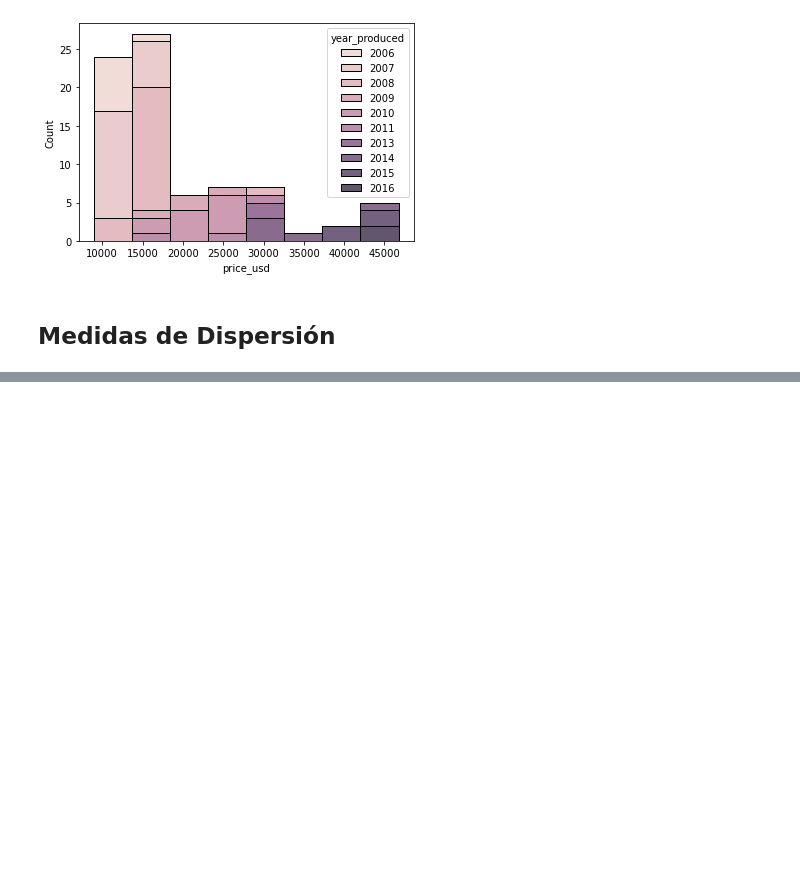
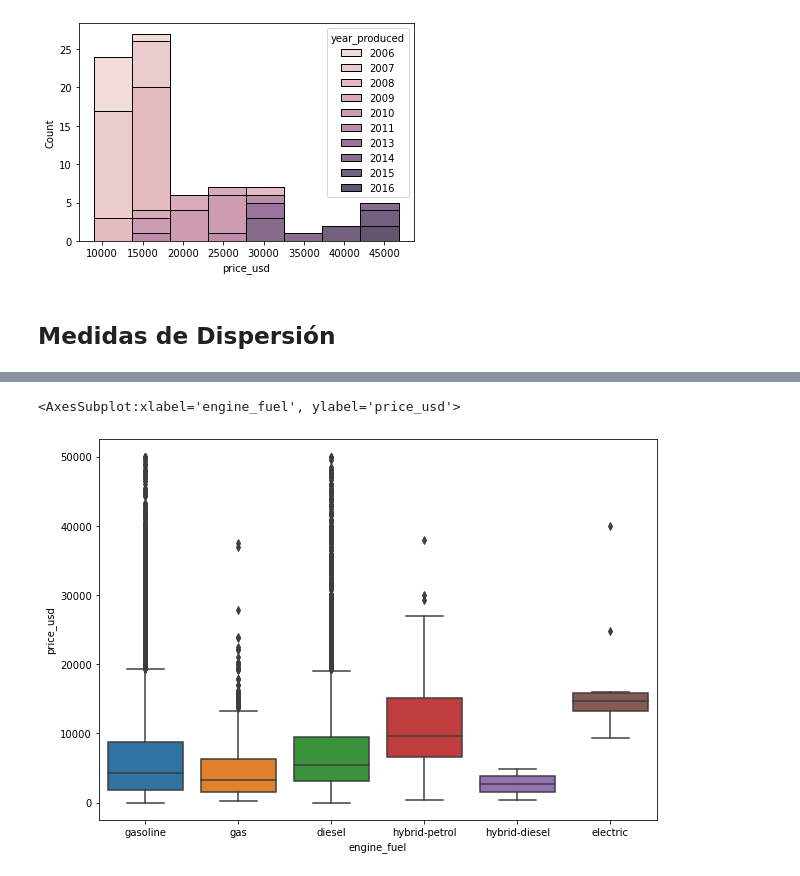
Before and after one commit to JuanFeA98/Estadistica_Probabilidad, a Jupyter notebook: Estadistica Descriptiva/Estadistica Descriptiva.ipynb, the cells around one changed output, grey strips where cells are left out. Saved outputs shown, nothing was run; the diff lists cells and outputs as text; code cells hidden in the pictures; blank space fills up the shorter version.

```diff
--- a/Estadistica Descriptiva/Estadistica Descriptiva.ipynb
+++ b/Estadistica Descriptiva/Estadistica Descriptiva.ipynb
@@ -118,0 +170,6 @@ plt.show()
+# %%
+plt.figure(figsize=(10,7))
+sns.boxplot(data=df, x='engine_fuel', y='price_usd')
+# %% [output]
+<AxesSubplot:xlabel='engine_fuel', ylabel='price_usd'>
+[figure, added]
```
Also changed, not shown: parts of 12 cells of this notebook.
